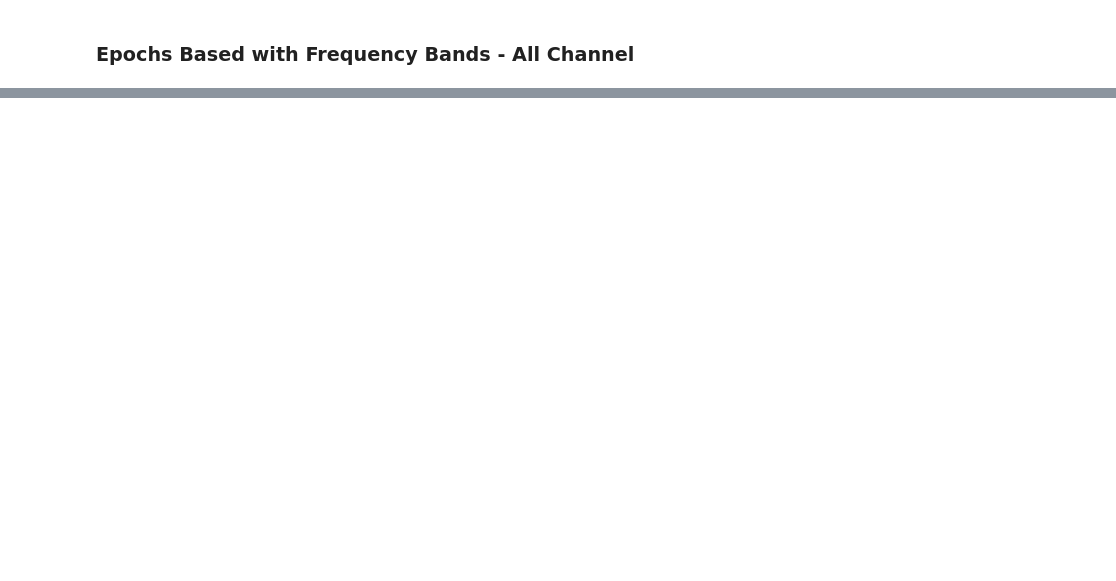
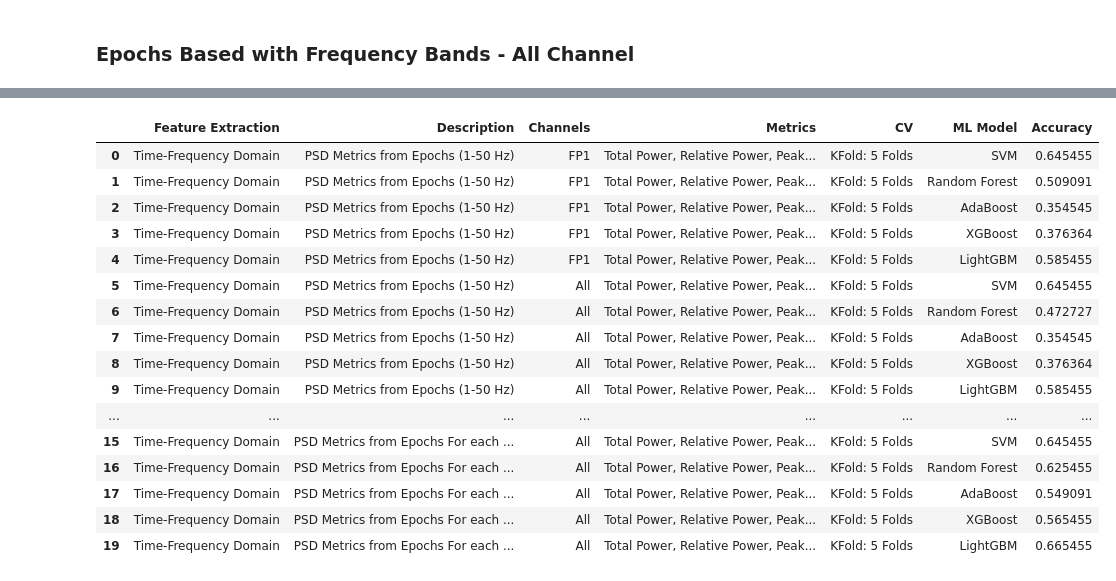
Before and after one commit to sobieddch90/mcd_udg_tfm-egg_analysis, a Jupyter notebook: 4.1 Predictions - Epoch Based (Condense Data).ipynb, the cells around one changed output, grey strips where cells are left out. Cells and saved outputs as stored; diff of their text form; code cells hidden in the pictures; blank space fills up the shorter version.

Commit message:
Frequency Domain results

```diff
--- a/4.1 Predictions - Epoch Based (Condense Data).ipynb
+++ b/4.1 Predictions - Epoch Based (Condense Data).ipynb
@@ -370,9 +354,0 @@ Random Forest
-# %%
-rf_classifier = RandomForestClassifier()
-rf_classifier.fit(X_train_fbnds_all, y_train_fbnds_all)
-
-rf_predict = rf_classifier.predict(X_test_fbnds_all)
-
-# Accuracy
-accuracy = accuracy_score(y_test_fbnds_all, rf_predict)
-print("Accuracy: %.2f%%" % (accuracy * 100.0))
@@ -383,9 +354,0 @@ Support Vector Classifier
-# %%
-svc_classifier = SVC()
-svc_classifier.fit(X_train_fbnds_all, y_train_fbnds_all)
-
-svc_predict = svc_classifier.predict(X_test_fbnds_all)
-
-# Accuracy
-accuracy = accuracy_score(y_test_fbnds_all, svc_predict)
-print("Accuracy: %.2f%%" % (accuracy * 100.0))
@@ -393,0 +355,47 @@ Accuracy: 69.23%
+# %%
+# Variables for Results
+approach = 'Time-Frequency Domain'
+description = 'PSD Metrics from Epochs For each Frequency Band (Delta, Theta, Alpha, Beta, Gamma)'
+channels = 'All'
+metrics = 'Total Power, Relative Power, Peak Frequency, Spectral Entropy'
+CV = 'KFold: 5 Folds'
+
+# Define the classifiers
+svm_classifier4 = SVC()
+random_forest_classifier4 = RandomForestClassifier()
+adaboost_classifier4 = AdaBoostClassifier()
+xgboost_classifier4 = xgb.XGBClassifier()
+lightgbm_classifier4 = lgb.LGBMClassifier()
+
+# Create a KFold cross-validator with 5 folds
+kf = KFold(n_splits=5, shuffle=True, random_state=42)
+
+classifiers4 = [svm_classifier4, random_forest_classifier4, adaboost_classifier4, xgboost_classifier4, lightgbm_classifier4]
+classifier_name = ['SVM', 'Random Forest', 'AdaBoost', 'XGBoost', 'LightGBM']
+
+for clf, clf_name in zip(classifiers4, classifier_names):
+    scores = []
+    for train_index, test_index in kf.split(X_epochs_bands_all):
+        # Split the data into training and testing sets based on the current fold indices
+        X_train, X_test = X_epochs_bands_all[train_index], X_epochs_bands_all[test_index]
+        y_train, y_test = y_epochs_bands_all[train_index], y_epochs_bands_all[test_index]
+
+        # Train the classifier on the training data
+        clf.fit(X_train, y_train)
+
+        # Make predictions on the test data
+        y_pred = clf.predict(X_test)
+
+        # Calculate accuracy for this fold and append to the scores list
+        accuracy = np.mean(y_pred == y_test)
+        scores.append(accuracy)
+
+    #save results
+    result = [approach, description, channels, metrics, CV, clf_name, np.mean(scores)]
+    append_result(result)
+
+    # Calculate and print the average accuracy across all folds
+    print(f"{clf_name} - Average Accuracy: {round(np.mean(scores),4)}")
+
+df_results
+# %% [output]
@@ -393,0 +407,17 @@ Accuracy: 69.23%
+|  | Feature Extraction | Description | Channels | Metrics | CV | ML Model | Accuracy |
+| 0 | Time-Frequency Domain | PSD Metrics from Epochs (1-50 Hz) | FP1 | Total Power, Relative Power, Peak... | KFold: 5 Folds | SVM | 0.645455 |
+| 1 | Time-Frequency Domain | PSD Metrics from Epochs (1-50 Hz) | FP1 | Total Power, Relative Power, Peak... | KFold: 5 Folds | Random Forest | 0.509091 |
+| 2 | Time-Frequency Domain | PSD Metrics from Epochs (1-50 Hz) | FP1 | Total Power, Relative Power, Peak... | KFold: 5 Folds | AdaBoost | 0.354545 |
+| 3 | Time-Frequency Domain | PSD Metrics from Epochs (1-50 Hz) | FP1 | Total Power, Relative Power, Peak... | KFold: 5 Folds | XGBoost | 0.376364 |
+| 4 | Time-Frequency Domain | PSD Metrics from Epochs (1-50 Hz) | FP1 | Total Power, Relative Power, Peak... | KFold: 5 Folds | LightGBM | 0.585455 |
+| 5 | Time-Frequency Domain | PSD Metrics from Epochs (1-50 Hz) | All | Total Power, Relative Power, Peak... | KFold: 5 Folds | SVM | 0.645455 |
+| 6 | Time-Frequency Domain | PSD Metrics from Epochs (1-50 Hz) | All | Total Power, Relative Power, Peak... | KFold: 5 Folds | Random Forest | 0.472727 |
+| 7 | Time-Frequency Domain | PSD Metrics from Epochs (1-50 Hz) | All | Total Power, Relative Power, Peak... | KFold: 5 Folds | AdaBoost | 0.354545 |
+| 8 | Time-Frequency Domain | PSD Metrics from Epochs (1-50 Hz) | All | Total Power, Relative Power, Peak... | KFold: 5 Folds | XGBoost | 0.376364 |
+| 9 | Time-Frequency Domain | PSD Metrics from Epochs (1-50 Hz) | All | Total Power, Relative Power, Peak... | KFold: 5 Folds | LightGBM | 0.585455 |
+| ... | ... | ... | ... | ... | ... | ... | ... |
+| 15 | Time-Frequency Domain | PSD Metrics from Epochs For each ... | All | Total Power, Relative Power, Peak... | KFold: 5 Folds | SVM | 0.645455 |
+| 16 | Time-Frequency Domain | PSD Metrics from Epochs For each ... | All | Total Power, Relative Power, Peak... | KFold: 5 Folds | Random Forest | 0.625455 |
+| 17 | Time-Frequency Domain | PSD Metrics from Epochs For each ... | All | Total Power, Relative Power, Peak... | KFold: 5 Folds | AdaBoost | 0.549091 |
+| 18 | Time-Frequency Domain | PSD Metrics from Epochs For each ... | All | Total Power, Relative Power, Peak... | KFold: 5 Folds | XGBoost | 0.565455 |
+| 19 | Time-Frequency Domain | PSD Metrics from Epochs For each ... | All | Total Power, Relative Power, Peak... | KFold: 5 Folds | LightGBM | 0.665455 |
```
Also changed, not shown: parts of 44 cells of this notebook, 3 other files.
